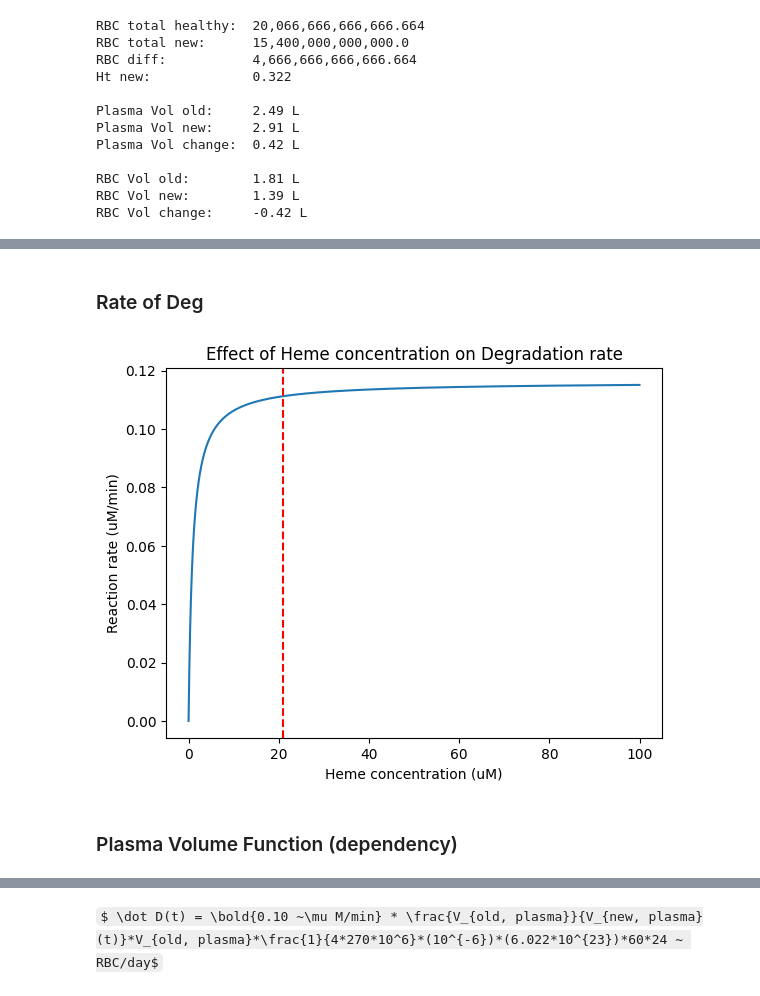
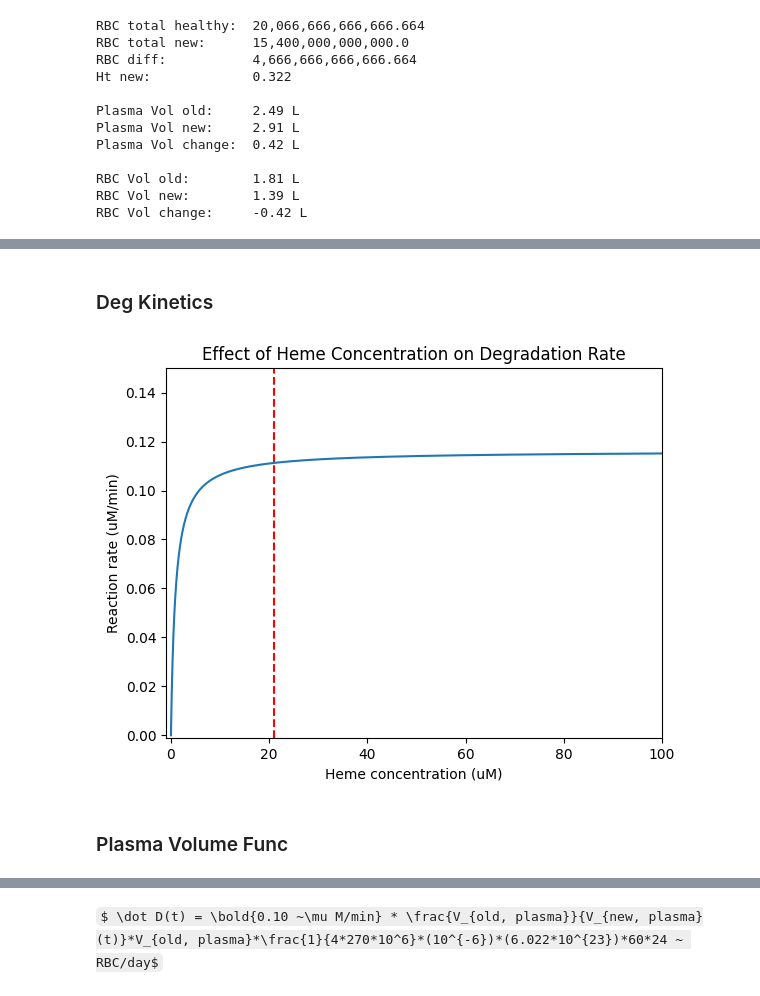
Before and after one commit to penelopenorth/PBL2, a Jupyter notebook: dynamic.ipynb, the cells around one changed output, grey strips where cells are left out. Saved outputs shown, nothing was run; the diff lists cells and outputs as text; code cells hidden in the pictures; some formulas as TeX source.

```diff
--- a/dynamic.ipynb
+++ b/dynamic.ipynb
@@ -126,30 +138,32 @@ t = np.concatenate((t_before, t_after), axis=0)
 # %% [markdown]
-### Rate of Deg
+### Deg Kinetics
 # %%
 import numpy as np
 import matplotlib.pyplot as plt
 
 # Degradation
 Km = 0.93 #uM
 kcat = 3.5 #1/min
 HO1 = 0.0332 # uM
 
 Hem0 = np.arange(0, 100, 0.01)
 
 v = np.zeros_like(Hem0) # initialize v array with zeros
 for i in range(len(Hem0)):
     v[i] = (kcat * Hem0[i] * HO1) / (Km + Hem0[i])
 
 plt.plot(Hem0, v)
 plt.xlabel('Heme concentration (uM)')
 plt.ylabel('Reaction rate (uM/min)')
-plt.title('Effect of Heme concentration on Degradation rate')
+plt.title('Effect of Heme Concentration on Degradation Rate')
+plt.ylim(-0.001, 0.15)
+plt.xlim(-1,100)
 plt.axvline(x=21, color='r', linestyle='--')
 plt.show()
 # %% [output]
-[figure, old version]
+[figure, new version]
 # %% [markdown]
-### Plasma Volume Function (dependency)
+### Plasma Volume Func
 # %%
 import numpy as np
 import matplotlib.pyplot as plt
```
Also changed, not shown: parts of 20 cells of this notebook, 1 other file.
